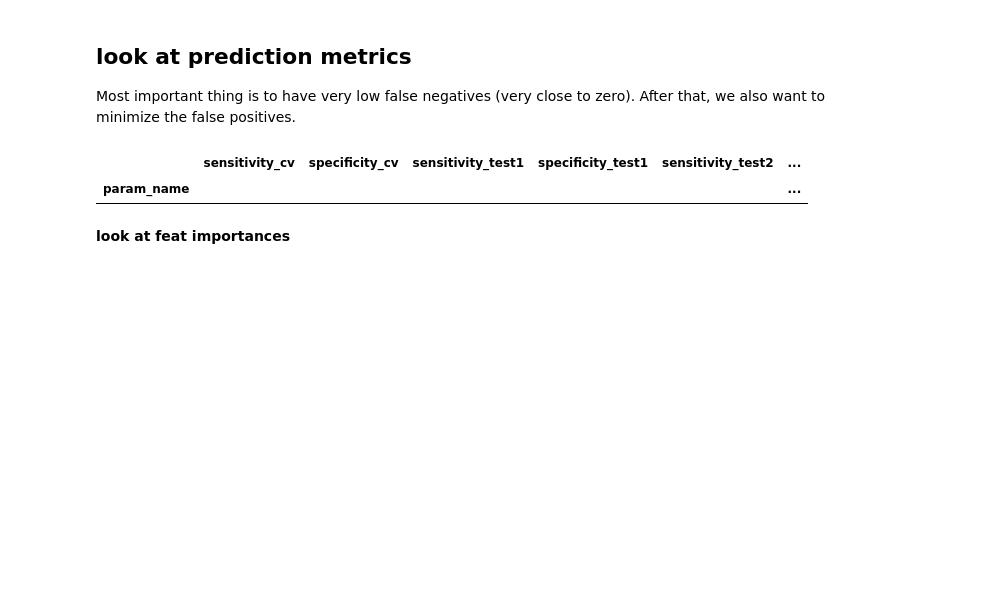
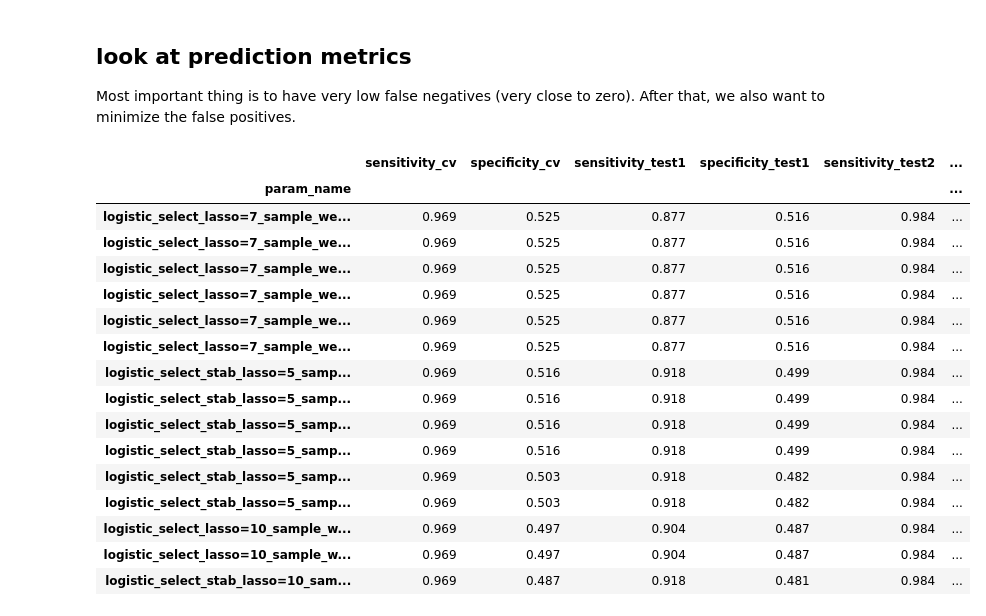
Before and after one commit to csinva/iai-clinical-decision-rule, a Jupyter notebook: 05_analyze.ipynb, the cells around one changed output. Cells and saved outputs as stored; diff of their text form; code cells hidden in the pictures; blank space fills up the shorter version.

```diff
--- a/05_analyze.ipynb
+++ b/05_analyze.ipynb
@@ -44,33 +43,46 @@ Most important thing is to have very low false negatives (very close to zero). A
 # %%
 # prev rule: sensitivity 0.97, specificity 0.425
 r = results
 # print(r.keys())
 # r = r[[k for k in r if not 'std' in k]]
 # r = r[[k for k in r if not '_test' in k]]
 # r = r[[k for k in r if not '_f' in k]]
 # r = r[r.index.str.contains('ros')] # only use random sampling
 # r = r.sort_values(by=['balanced_accuracy'], ascending=False)
 # r = r[r.model_type == 'grl']
 # r = r[r.model_type == 'brl']
 r = r[r['sensitivity_cv'] > 0.8] # what fraction of true pos do we return?
 r = r[r['specificity_cv'] > 0.4] # what fraction of true negs do we return?
 
 r = r.sort_values(by=['sensitivity_cv', 'specificity_cv'], ascending=False)
 r = r[['sensitivity_cv', 'specificity_cv', # 'precision',
        'sensitivity_test1', 'specificity_test1',
        'sensitivity_test2', 'specificity_test2',
        'fn_cv', 'tn_cv', 'fp_cv', 'tp_cv',
        'precision_cv', 'roc_auc_cv',
 #        'f1_cv', 'balanced_accuracy_cv', 'accuracy_cv',
        'fn_test1', 'tn_test1', 'fp_test1', 'tp_test1',
        'fn_test2', 'tn_test2', 'fp_test2', 'tp_test2']]
 # r.style.background_gradient(cmap='viridis', axis=None) # all values on same cmap
 # r = r[r.index == 'logistic_select_lasso=27_ros=100']
 # r.style.background_gradient(cmap='viridis', axis=0) # columns differently colored
 # r.style.apply(viz.highlight_max, subset=[k for k in r if not 'std' in k])
-r
+r.head(15)
 # %% [output]
 |  | sensitivity_cv | specificity_cv | sensitivity_test1 | specificity_test1 | sensitivity_test2 | ... |
 | param_name |  |  |  |  |  | ... |
+| logistic_select_lasso=7_sample_we... | 0.969 | 0.525 | 0.877 | 0.516 | 0.984 | ... |
+| logistic_select_lasso=7_sample_we... | 0.969 | 0.525 | 0.877 | 0.516 | 0.984 | ... |
+| logistic_select_lasso=7_sample_we... | 0.969 | 0.525 | 0.877 | 0.516 | 0.984 | ... |
+| logistic_select_lasso=7_sample_we... | 0.969 | 0.525 | 0.877 | 0.516 | 0.984 | ... |
+| logistic_select_lasso=7_sample_we... | 0.969 | 0.525 | 0.877 | 0.516 | 0.984 | ... |
+| logistic_select_lasso=7_sample_we... | 0.969 | 0.525 | 0.877 | 0.516 | 0.984 | ... |
+| logistic_select_stab_lasso=5_samp... | 0.969 | 0.516 | 0.918 | 0.499 | 0.984 | ... |
+| logistic_select_stab_lasso=5_samp... | 0.969 | 0.516 | 0.918 | 0.499 | 0.984 | ... |
+| logistic_select_stab_lasso=5_samp... | 0.969 | 0.516 | 0.918 | 0.499 | 0.984 | ... |
+| logistic_select_stab_lasso=5_samp... | 0.969 | 0.516 | 0.918 | 0.499 | 0.984 | ... |
+| logistic_select_stab_lasso=5_samp... | 0.969 | 0.503 | 0.918 | 0.482 | 0.984 | ... |
+| logistic_select_stab_lasso=5_samp... | 0.969 | 0.503 | 0.918 | 0.482 | 0.984 | ... |
+| logistic_select_lasso=10_sample_w... | 0.969 | 0.497 | 0.904 | 0.487 | 0.984 | ... |
+| logistic_select_lasso=10_sample_w... | 0.969 | 0.497 | 0.904 | 0.487 | 0.984 | ... |
+| logistic_select_stab_lasso=10_sam... | 0.969 | 0.487 | 0.918 | 0.481 | 0.984 | ... |
-# %% [markdown]
-**look at feat importances**
```
Also changed, not shown: parts of 10 cells of this notebook, 2 other files.
